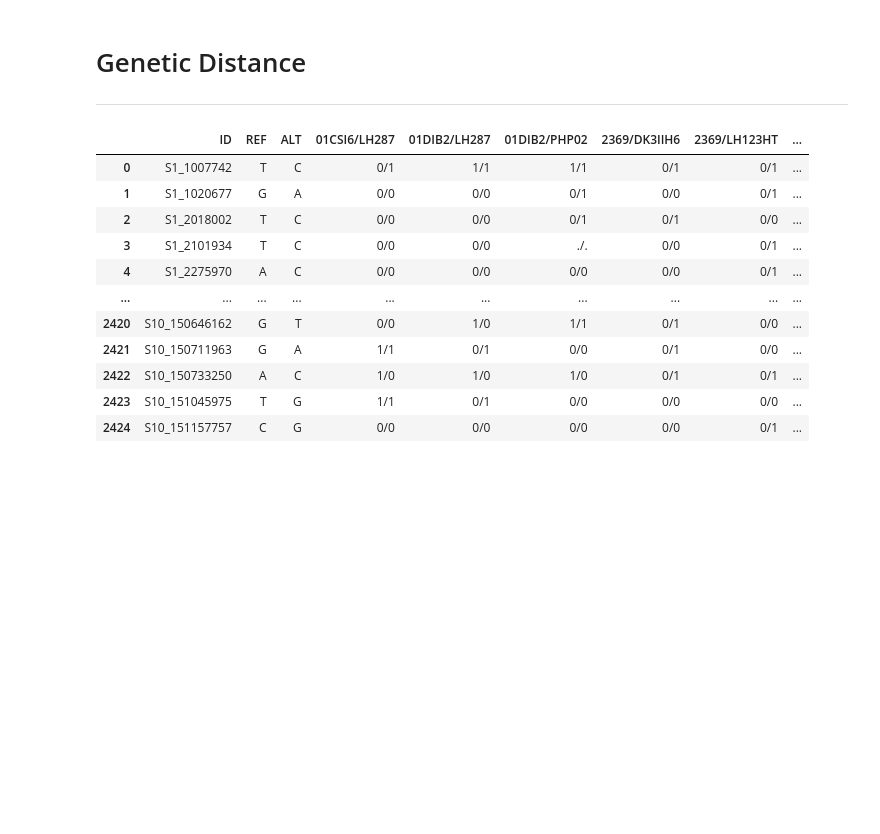
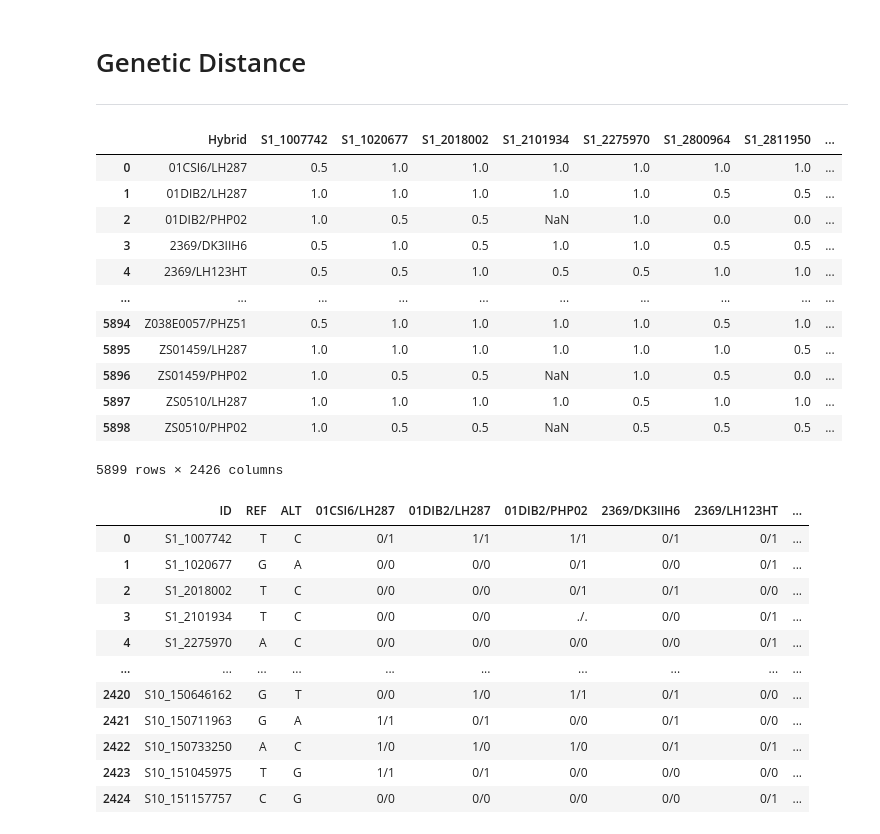
Before and after one commit to irischow403/UIUCDigitalHand, a Jupyter notebook: data_cleaning/janitor.ipynb, the cells around one changed output. Drawn from its saved outputs; the diff is of its cells as text; code cells hidden in the pictures; blank space fills up the shorter version.

Commit message:
Added numeric geotype data to output as a csv

```diff
--- a/data_cleaning/janitor.ipynb
+++ b/data_cleaning/janitor.ipynb
@@ -286,3 +286,28 @@ hybrids
 # %% [markdown]
 # Genetic Distance
 ---
+# %%
+fp = '../original_data/training_data/5_Genotype_Data_All_2014_2025_Hybrids_numerical.txt'
+
+def read_genetic_numeric(fn: str) -> pd.DataFrame:
+    with open(fn) as file:
+        return pd.read_table(file, sep='\t', skiprows=1)
+
+df = read_genetic_numeric(fp)
+# %%
+df = df.rename(columns={'<Marker>': 'Hybrid'})
+df
+# %% [output]
+|  | Hybrid | S1_1007742 | S1_1020677 | S1_2018002 | S1_2101934 | S1_2275970 | S1_2800964 | S1_2811950 | ... |
+| 0 | 01CSI6/LH287 | 0.5 | 1.0 | 1.0 | 1.0 | 1.0 | 1.0 | 1.0 | ... |
+| 1 | 01DIB2/LH287 | 1.0 | 1.0 | 1.0 | 1.0 | 1.0 | 0.5 | 0.5 | ... |
+| 2 | 01DIB2/PHP02 | 1.0 | 0.5 | 0.5 | NaN | 1.0 | 0.0 | 0.0 | ... |
+| 3 | 2369/DK3IIH6 | 0.5 | 1.0 | 0.5 | 1.0 | 1.0 | 0.5 | 0.5 | ... |
+| 4 | 2369/LH123HT | 0.5 | 0.5 | 1.0 | 0.5 | 0.5 | 1.0 | 1.0 | ... |
+| ... | ... | ... | ... | ... | ... | ... | ... | ... | ... |
+| 5894 | Z038E0057/PHZ51 | 0.5 | 1.0 | 1.0 | 1.0 | 1.0 | 0.5 | 1.0 | ... |
+| 5895 | ZS01459/LH287 | 1.0 | 1.0 | 1.0 | 1.0 | 1.0 | 1.0 | 0.5 | ... |
+| 5896 | ZS01459/PHP02 | 1.0 | 0.5 | 0.5 | NaN | 1.0 | 0.5 | 0.0 | ... |
+| 5897 | ZS0510/LH287 | 1.0 | 1.0 | 1.0 | 1.0 | 0.5 | 1.0 | 1.0 | ... |
+| 5898 | ZS0510/PHP02 | 1.0 | 0.5 | 0.5 | NaN | 0.5 | 0.5 | 0.5 | ... |
+5899 rows × 2426 columns
```
Also changed, not shown: parts of 1 cell of this notebook, 1 other file.
